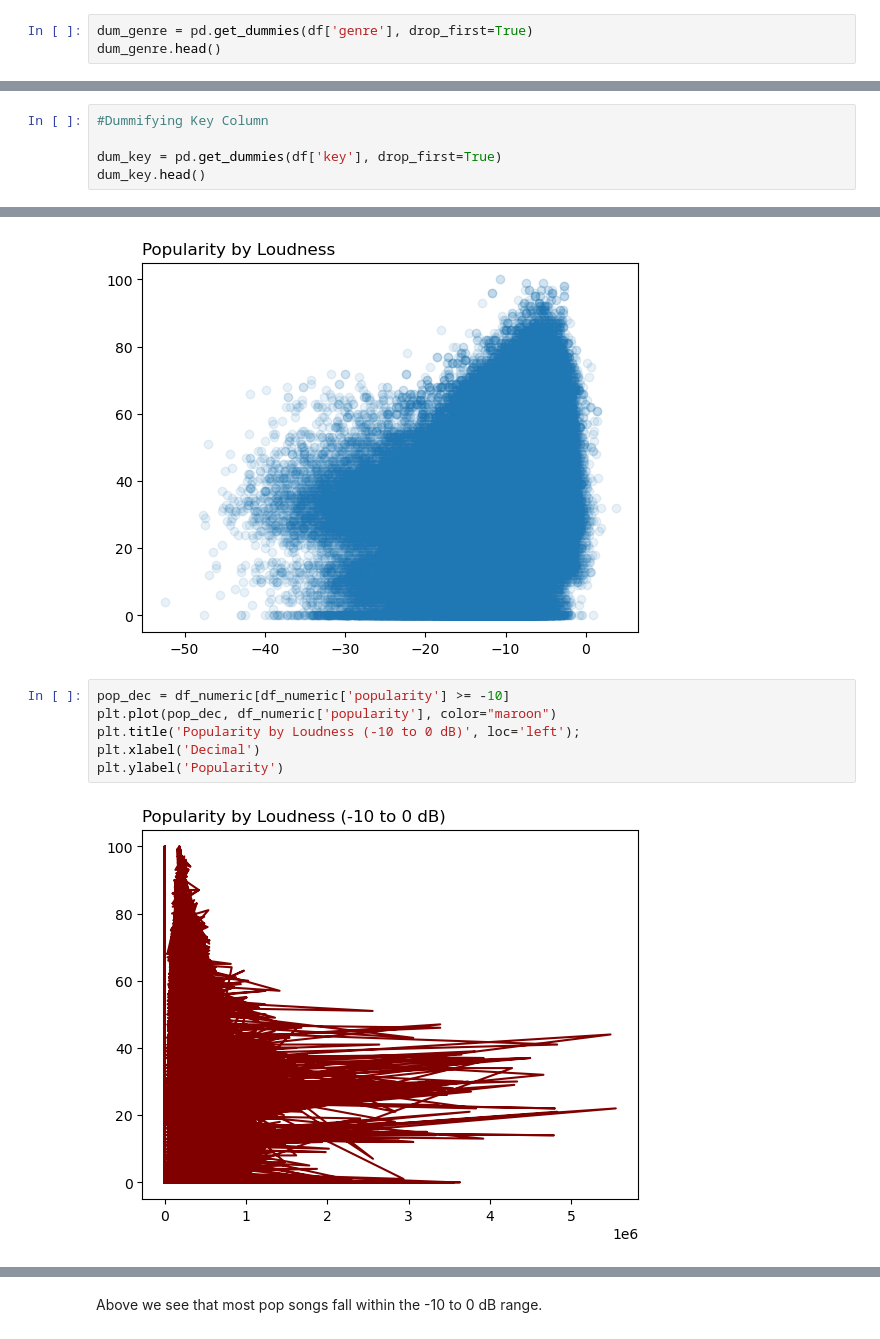
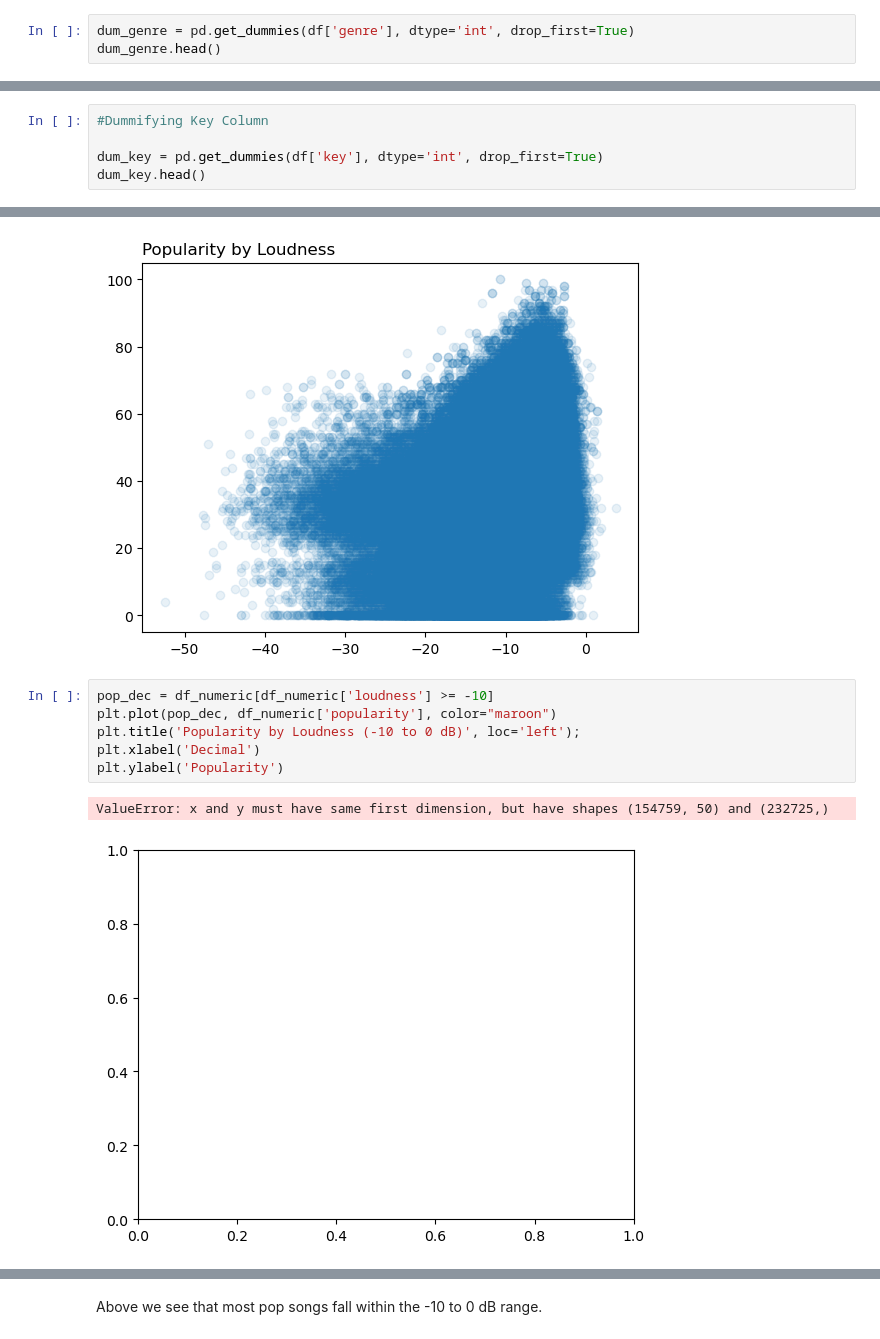
Before and after one commit to dillondiatlo/Team2, a Jupyter notebook: Dillon_Cleaning copy.ipynb, the cells around one changed output, grey strips where cells are left out. Drawn from its saved outputs; the diff is of its cells as text.

```diff
--- a/Dillon_Cleaning copy.ipynb
+++ b/Dillon_Cleaning copy.ipynb
@@ -125,7 +125,7 @@ mode
 0     80981
 Name: count, dtype: int64
 # %%
-dum_genre = pd.get_dummies(df['genre'], drop_first=True)
+dum_genre = pd.get_dummies(df['genre'], dtype='int', drop_first=True)
 dum_genre.head()
 # %% [output]
 |  | Alternative | Anime | Blues | Children's Music | Children’s Music | Classical | Comedy | Country | ... |
@@ -206,7 +206,7 @@ Name: count, dtype: int64
 # %%
 #Dummifying Key Column
 
-dum_key = pd.get_dummies(df['key'], drop_first=True)
+dum_key = pd.get_dummies(df['key'], dtype='int', drop_first=True)
 dum_key.head()
 # %% [output]
 |  | A# | B | C | C# | D | D# | E | F | F# | G | G# |
@@ -280,11 +281,12 @@ plt.title('Popularity by Loudness', loc='left');
 # %% [output]
 [figure]
 # %%
-pop_dec = df_numeric[df_numeric['popularity'] >= -10]
+pop_dec = df_numeric[df_numeric['loudness'] >= -10]
 plt.plot(pop_dec, df_numeric['popularity'], color="maroon")
 plt.title('Popularity by Loudness (-10 to 0 dB)', loc='left');
 plt.xlabel('Decimal')
 plt.ylabel('Popularity')
 # %% [output]
+ValueError: x and y must have same first dimension, but have shapes (154759, 50) and (232725,)
-[figure, old version]
+[figure, new version]
 # %%
```
Also changed, not shown: parts of 6 cells of this notebook.
